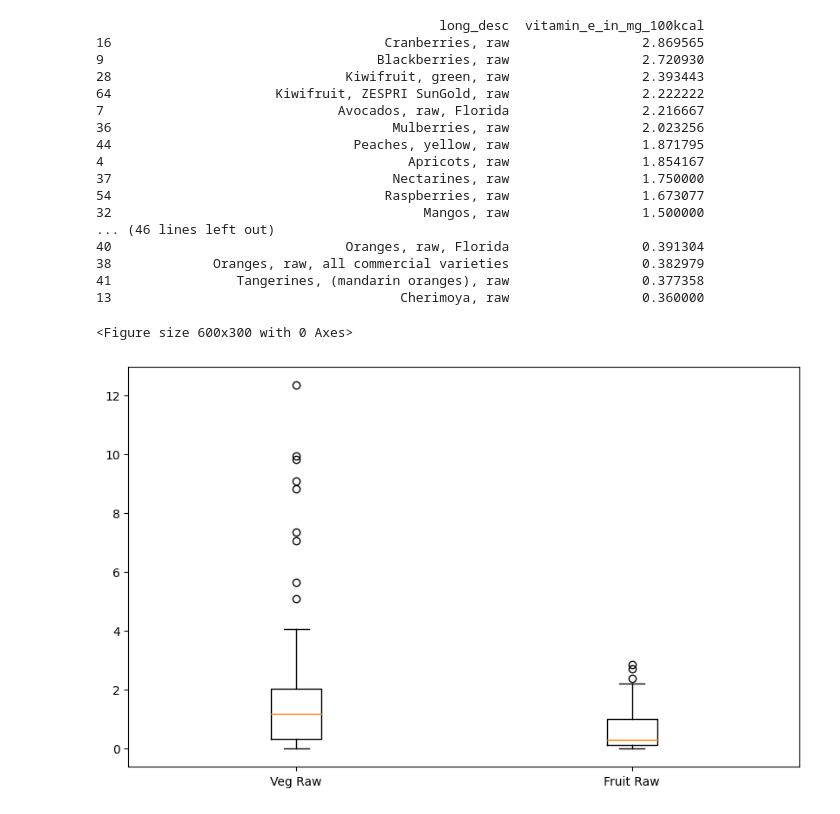
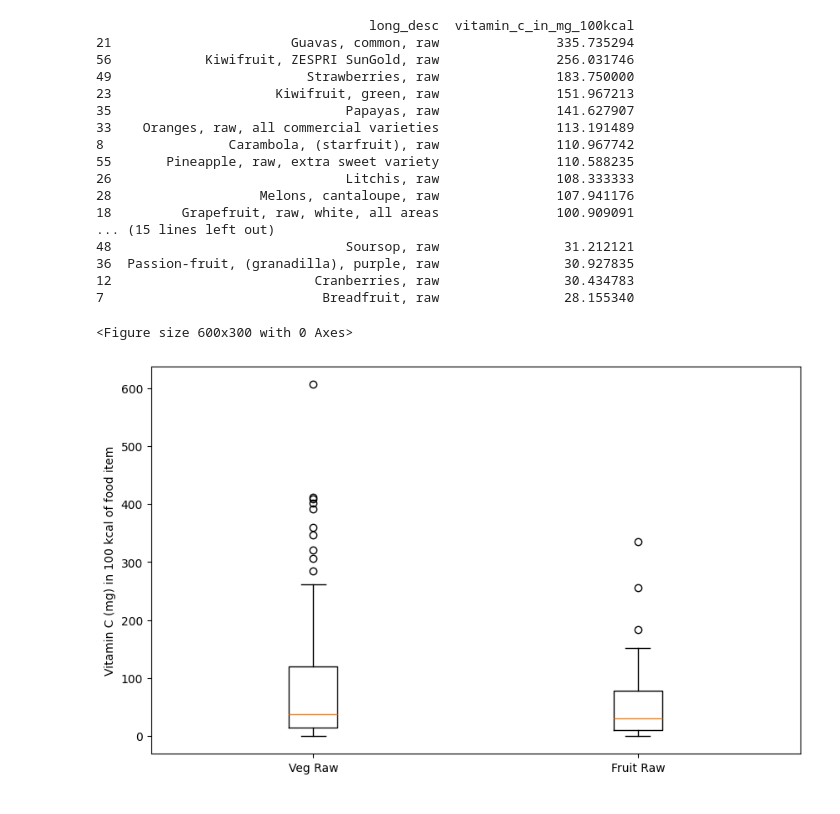
Before and after one commit to ingagarsvaite/my_portfolio, a Jupyter notebook: notebooks/jupyter/vitamin_c.ipynb, the cells around one changed output. Drawn from its saved outputs; the diff is of its cells as text; code cells hidden in the pictures.

```diff
--- a/notebooks/jupyter/vitamin_c.ipynb
+++ b/notebooks/jupyter/vitamin_c.ipynb
@@ -72,45 +128,44 @@ print(top_30_values)
 # %%
-top = df_v_fr[['long_desc', 'vitamin_e_in_mg_100kcal']].sort_values(by='vitamin_e_in_mg_100kcal',ascending=False)
+# Top Vitamin C in 100kcal of fruits
+
+top = df_v_fr[['long_desc', 'vitamin_c_in_mg_100kcal']].sort_values(by='vitamin_c_in_mg_100kcal',ascending=False)
 top_30_values = top.head(30)
 print(top_30_values)
-
-top = df_v_fr[['long_desc', 'vitamin_e_in_mg']].sort_values(by="vitamin_e_in_mg",ascending=False)
-top_20_values = top.head(30)
-print(top_30_values)
 # %% [output]
-                                            long_desc  vitamin_e_in_mg_100kcal
-16                                   Cranberries, raw                 2.869565
-9                                   Blackberries, raw                 2.720930
-28                              Kiwifruit, green, raw                 2.393443
-64                     Kiwifruit, ZESPRI SunGold, raw                 2.222222
-7                              Avocados, raw, Florida                 2.216667
-36                                    Mulberries, raw                 2.023256
-44                               Peaches, yellow, raw                 1.871795
-4                                       Apricots, raw                 1.854167
-37                                    Nectarines, raw                 1.750000
-54                                   Raspberries, raw                 1.673077
-32                                        Mangos, raw                 1.500000
-... (46 lines left out)
-40                              Oranges, raw, Florida                 0.391304
-38             Oranges, raw, all commercial varieties                 0.382979
-41                Tangerines, (mandarin oranges), raw                 0.377358
-13                                     Cherimoya, raw                 0.360000
+                                   long_desc  vitamin_c_in_mg_100kcal
+21                       Guavas, common, raw               335.735294
+56            Kiwifruit, ZESPRI SunGold, raw               256.031746
+49                         Strawberries, raw               183.750000
+23                     Kiwifruit, green, raw               151.967213
+35                              Papayas, raw               141.627907
+33    Oranges, raw, all commercial varieties               113.191489
+8                Carambola, (starfruit), raw               110.967742
+55       Pineapple, raw, extra sweet variety               110.588235
+26                              Litchis, raw               108.333333
+28                   Melons, cantaloupe, raw               107.941176
+18         Grapefruit, raw, white, all areas               100.909091
+... (15 lines left out)
+48                              Soursop, raw                31.212121
+36  Passion-fruit, (granadilla), purple, raw                30.927835
+12                          Cranberries, raw                30.434783
+7                            Breadfruit, raw                28.155340
 # %%
-# Let's see how zinc content distributes between 100kcal of products:
+# Let's see how vitamin C content distributes between 100kcal of products:
 
-data = [df_v_vr['vitamin_e_in_mg_100kcal'], df_v_fr['vitamin_e_in_mg_100kcal']]
+data = [df_v_vr['vitamin_c_in_mg_100kcal'], df_v_fr['vitamin_c_in_mg_100kcal']]
 
 fig = plt.figure(figsize =(6, 3))
 
 # Creating axes instance
 labels = ['Veg Raw', 'Fruit Raw']
 fig, ax = plt.subplots(figsize=(10, 6))
+plt.ylabel('Vitamin C (mg) in 100 kcal of food item')
 
 # Creating plot
 bp = ax.boxplot(data, labels=labels)
 
 # show plot
 plt.show()
 # %% [output]
 <Figure size 600x300 with 0 Axes>
-[figure, old version]
+[figure, new version]
```
Also changed, not shown: parts of 6 cells of this notebook, 42 other files.
